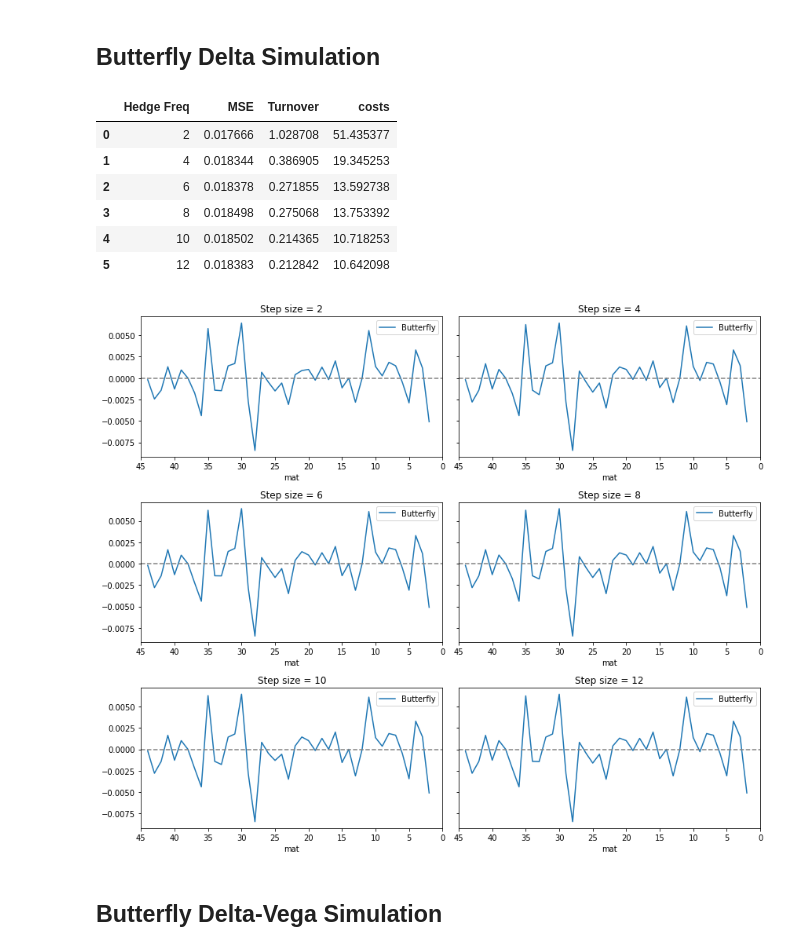
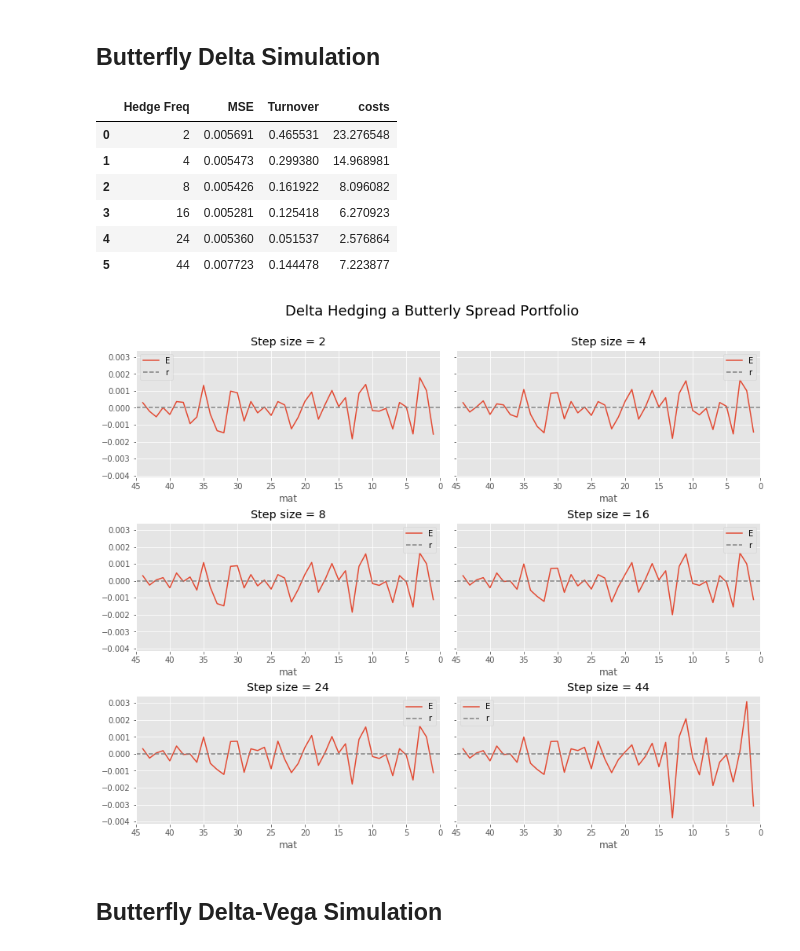
Before and after one commit to nnevalainen/portfolio-hedging, a Jupyter notebook: code/hedging-assignment.ipynb, the cells around one changed output. Saved outputs shown, nothing was run; the diff lists cells and outputs as text; code cells hidden in the pictures.

```diff
--- a/code/hedging-assignment.ipynb
+++ b/code/hedging-assignment.ipynb
@@ -318,7 +372,7 @@ display(stats)
 # %% [markdown]
 ## Butterfly Delta Simulation
 # %%
-def butterfly_delta_simulation(sheet, strikes, step=1, mat=45, diff=0):
+def butterfly_delta_simulation(sheet, strikes, step=1, mat=45):
     """
     Simulate hedging for estimated costs accuracy of hedging
 
@@ -327,21 +381,16 @@ def butterfly_delta_simulation(sheet, strikes, step=1, mat=45, diff=0):
         strikes (pd.Series):  strike prices for convinience
         step (int):           number of days between hedges
         maturity (int):       number of days to maturity when starting hedging
-        diff (int):           difference between spot and strike prices
-                              = 0 for ATM-option
-                              < 0 for out-of-the-money option
-                              > 0 for in-the-money option
+
     Returns:
-        errors (pd.Series)
-        MSE (float)
-        costs (float)
+        hedged portfolio (pd.DataFrame)
     """
 
     spot = sheet.s_price.iloc[0]                    # spot price at t0
 
     atm = get_closest_strike(spot, strikes)         # atm strike at t0
-    itm = get_closest_strike(spot + 0.1, strikes)   # option with higher strike
-    otm = get_closest_strike(spot - 0.1, strikes)   # option with lower strike
+    itm = get_closest_strike(spot + 0.06, strikes)   # option with higher strike
+    otm = get_closest_strike(spot - 0.06, strikes)   # option with lower strike
 
     # Construct portfolio of only the selected three options
     portfolio = sheet.rename(columns={
@@ -352,7 +401,7 @@ def butterfly_delta_simulation(sheet, strikes, step=1, mat=45, diff=0):
 
 
     # Store strike prices for calculating delta
-    strikes = [itm, otm, atm]
+    strikes = [itm, atm, otm]
 
     # Include price data only from 'mat' last days
     portfolio = portfolio[portfolio.index <= mat]
@@ -395,46 +444,59 @@ def butterfly_delta_simulation(sheet, strikes, step=1, mat=45, diff=0):
     return portfolio
 # %%
 
-hedge_freq = [2, 4, 6, 8, 10, 12]
 num_sim = len(hedge_freq)
 mat = 45
 fig, axes = plt.subplots(math.ceil(num_sim / 2),2,figsize=(12,10), sharey=True)
 
 MSE = np.zeros(num_sim)
 turnover = np.zeros(num_sim)
 
 for i, (ax, freq) in enumerate(zip(axes.flat, hedge_freq)):
 
-    df = butterfly_delta_simulation(sheet, E, step=freq, diff=0, mat=mat)
-    df.plot(y='A', ax=ax, label='Butterfly')
+    # For each frequency, average the results over all 12 worksheets
+    dfs = []
+    for sheet, E in zip(sheets, strikes):
+        dfs.append(butterfly_delta_simulation(sheet, E, step=freq, mat=mat))
 
+    # concat the results to calculate averages
+    df = pd.concat(dfs, axis=0)
+
+    avg_A = df.groupby(df.index).A.mean()
+    avg_dDelta = df.groupby(df.index).dDelta.mean()
+
+    avg_A.plot(ax=ax, label='Error between replicating and original portfolio')
     ax.axhline(y=0, linestyle='dashed', color='grey')
     ax.set_xlim([mat, 0])
     ax.set_title('Step size = {}'.format(freq))
+    ax.legend('Error in portfolio')
+    MSE[i] = np.sqrt(avg_A.pow(2).sum())
+    turnover[i] = avg_dDelta.abs().sum()
 
-    MSE[i] = np.sqrt(df.A.pow(2).sum())
-    turnover[i] = df.dDelta.abs().sum()
+fig.suptitle('Delta Hedging a Butterly Spread Portfolio', size=18)
+fig.tight_layout()
+plt.subplots_adjust(top=0.9)
 
-fig.tight_layout()
+plt.savefig(os.path.join('..', 'figs', 'butterfly_delta_hedge.eps'), format='eps', rpi=1000)
+
 
 stats = pd.DataFrame({
     'MSE': MSE,
     'Turnover': turnover,
     'Hedge Freq': hedge_freq
     })
 
 stats['costs'] = stats.Turnover* 1e5*5e-4
 
 display(stats)
 # %% [output]
 |  | Hedge Freq | MSE | Turnover | costs |
-| 0 | 2 | 0.017666 | 1.028708 | 51.435377 |
-| 1 | 4 | 0.018344 | 0.386905 | 19.345253 |
-| 2 | 6 | 0.018378 | 0.271855 | 13.592738 |
-| 3 | 8 | 0.018498 | 0.275068 | 13.753392 |
-| 4 | 10 | 0.018502 | 0.214365 | 10.718253 |
-| 5 | 12 | 0.018383 | 0.212842 | 10.642098 |
+| 0 | 2 | 0.005691 | 0.465531 | 23.276548 |
+| 1 | 4 | 0.005473 | 0.299380 | 14.968981 |
+| 2 | 8 | 0.005426 | 0.161922 | 8.096082 |
+| 3 | 16 | 0.005281 | 0.125418 | 6.270923 |
+| 4 | 24 | 0.005360 | 0.051537 | 2.576864 |
+| 5 | 44 | 0.007723 | 0.144478 | 7.223877 |
-[figure, old version]
+[figure, new version]
 # %% [markdown]
 ## Butterfly Delta-Vega Simulation
 # %%
```
Also changed, not shown: parts of 11 cells of this notebook, 4 other files.
